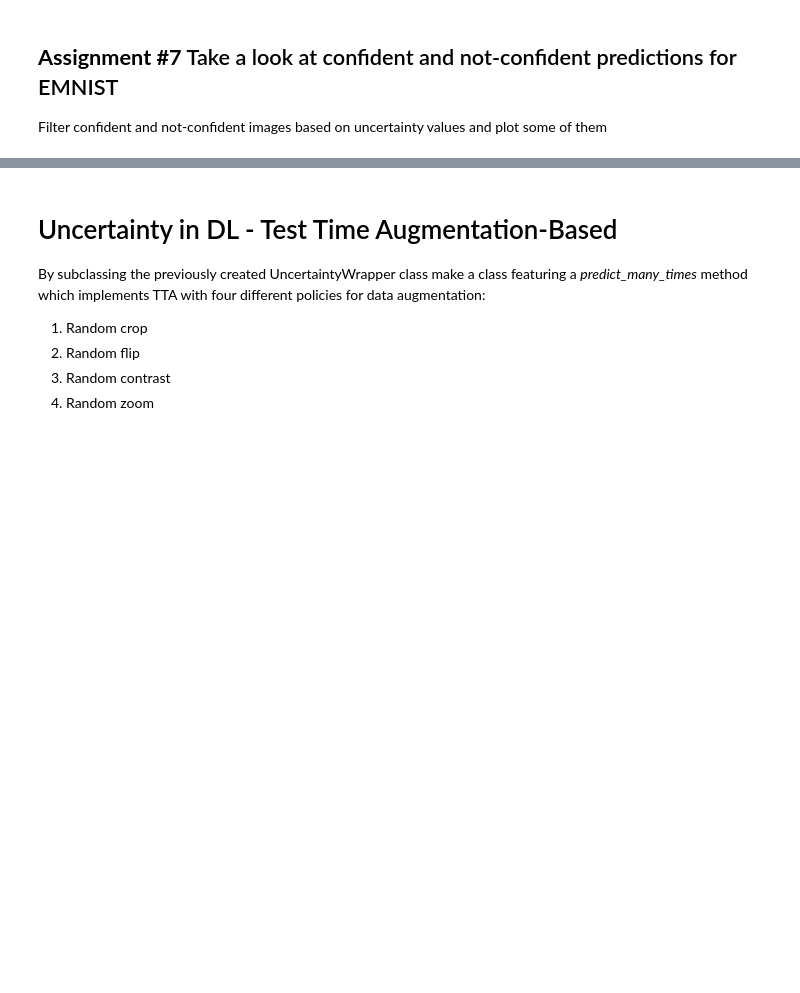
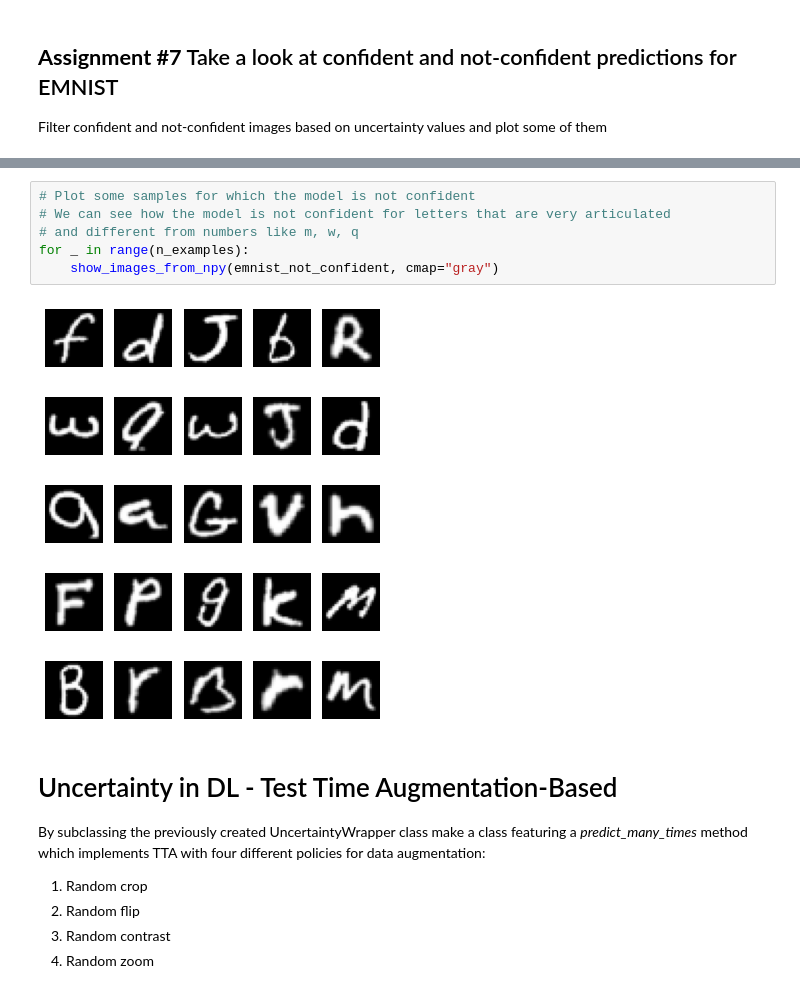
Before and after one commit to giuseppesalvi/MLinA-DL-Uncertainty, a Jupyter notebook: MLinA_DL_uncertainty.ipynb, the cells around one changed output, grey strips where cells are left out. Drawn from its saved outputs; the diff is of its cells as text; blank space fills up the shorter version.

```diff
--- a/MLinA_DL_uncertainty.ipynb
+++ b/MLinA_DL_uncertainty.ipynb
@@ -433,3 +458,15 @@ Filter confident and not-confident images based on uncertainty values and plot s
+# %%
+# Plot some samples for which the model is not confident
+# We can see how the model is not confident for letters that are very articulated
+# and different from numbers like m, w, q
+for _ in range(n_examples):
+    show_images_from_npy(emnist_not_confident, cmap="gray")
+# %% [output]
+[figure, added]
+[figure, added]
+[figure, added]
+[figure, added]
+[figure, added]
 # %% [markdown]
 # Uncertainty in DL - Test Time Augmentation-Based
 By subclassing the previously created UncertaintyWrapper class make a class featuring a *predict_many_times* method which implements TTA with four different policies for data augmentation:
```
Also changed, not shown: parts of 9 cells of this notebook.
